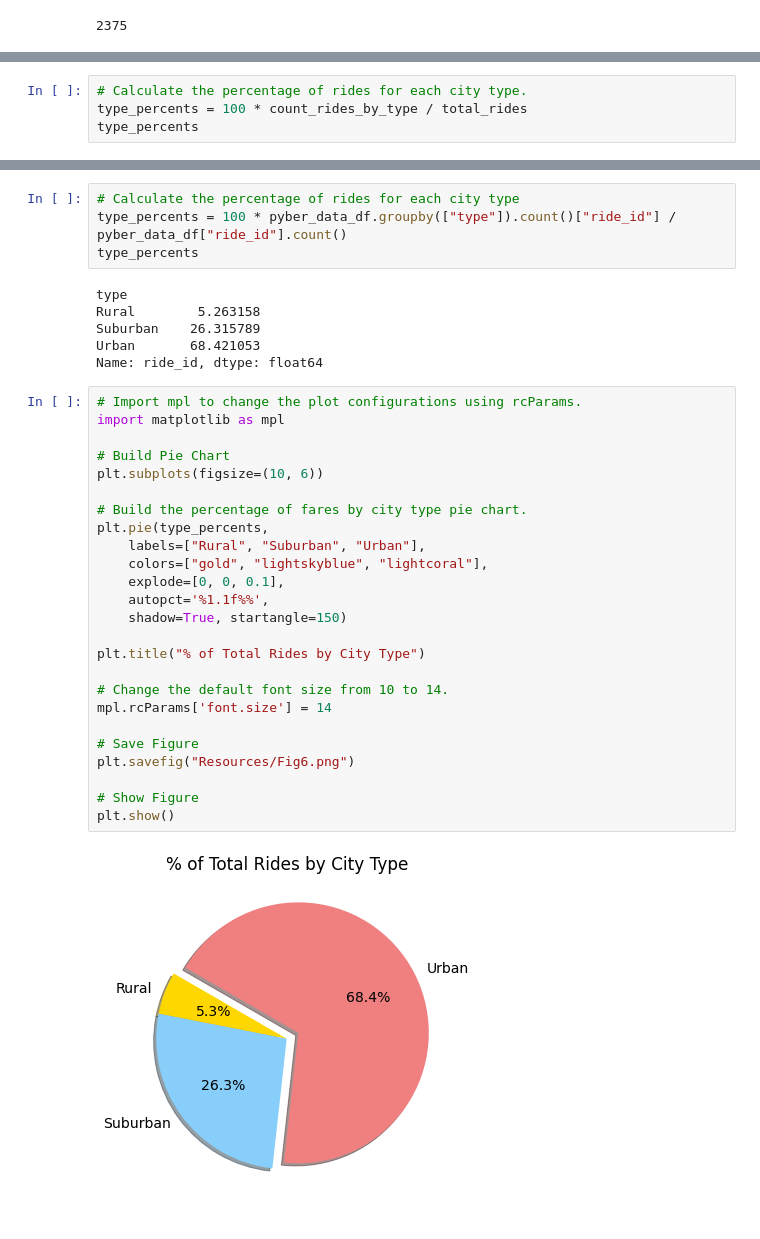
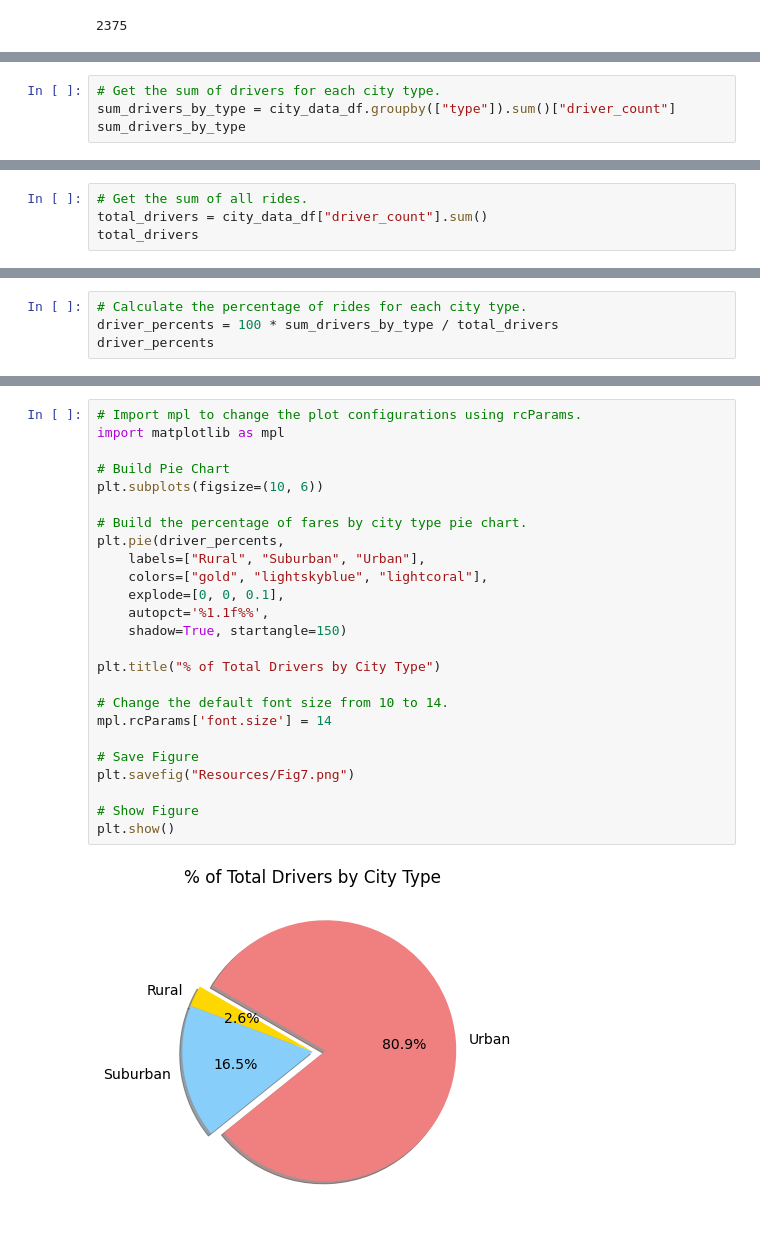
Before and after one commit to frlinh/pyber-analysis, a Jupyter notebook: PyBer.ipynb, the cells around one changed output, grey strips where cells are left out. Saved outputs shown, nothing was run; the diff lists cells and outputs as text.

Commit message:
Adding driver charts.

```diff
--- a/PyBer.ipynb
+++ b/PyBer.ipynb
@@ -878,0 +906,4 @@ total_rides
+# %%
+# Get the sum of drivers for each city type.
+sum_drivers_by_type = city_data_df.groupby(["type"]).sum()["driver_count"]
+sum_drivers_by_type
@@ -878,0 +916,4 @@ total_rides
+# %%
+# Get the sum of all rides.
+total_drivers = city_data_df["driver_count"].sum()
+total_drivers
@@ -879,6 +922,6 @@ total_rides
 # %%
 # Calculate the percentage of rides for each city type.
-type_percents = 100 * count_rides_by_type / total_rides
-type_percents
+driver_percents = 100 * sum_drivers_by_type / total_drivers
+driver_percents
 # %% [output]
 type
@@ -889,37 +932,27 @@ Name: ride_id, dtype: float64
-# %%
-# Calculate the percentage of rides for each city type
-type_percents = 100 * pyber_data_df.groupby(["type"]).count()["ride_id"] / pyber_data_df["ride_id"].count()
-type_percents
-# %% [output]
-type
-Rural        5.263158
-Suburban    26.315789
-Urban       68.421053
-Name: ride_id, dtype: float64
 # %%
 # Import mpl to change the plot configurations using rcParams.
 import matplotlib as mpl
 
 # Build Pie Chart
 plt.subplots(figsize=(10, 6))
 
 # Build the percentage of fares by city type pie chart.
-plt.pie(type_percents,
+plt.pie(driver_percents,
     labels=["Rural", "Suburban", "Urban"],
     colors=["gold", "lightskyblue", "lightcoral"],
     explode=[0, 0, 0.1],
     autopct='%1.1f%%',
     shadow=True, startangle=150)
 
-plt.title("% of Total Rides by City Type")
+plt.title("% of Total Drivers by City Type")
 
 # Change the default font size from 10 to 14.
 mpl.rcParams['font.size'] = 14
 
 # Save Figure
-plt.savefig("Resources/Fig6.png")
+plt.savefig("Resources/Fig7.png")
 
 # Show Figure
 plt.show()
 # %% [output]
-[figure, old version]
+[figure, new version]
```
Also changed, not shown: parts of 12 cells of this notebook, 2 other files.
